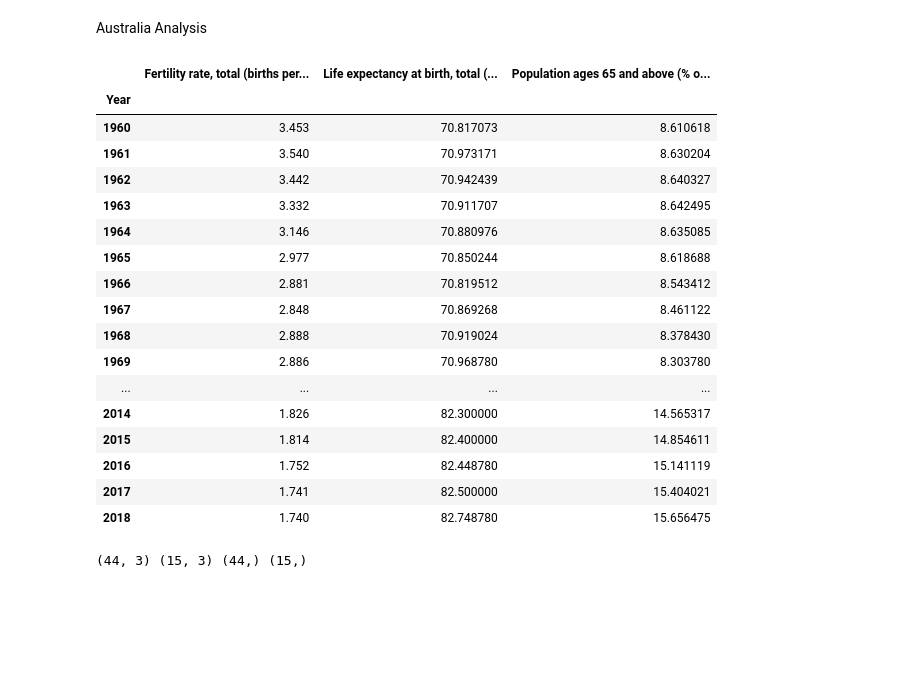
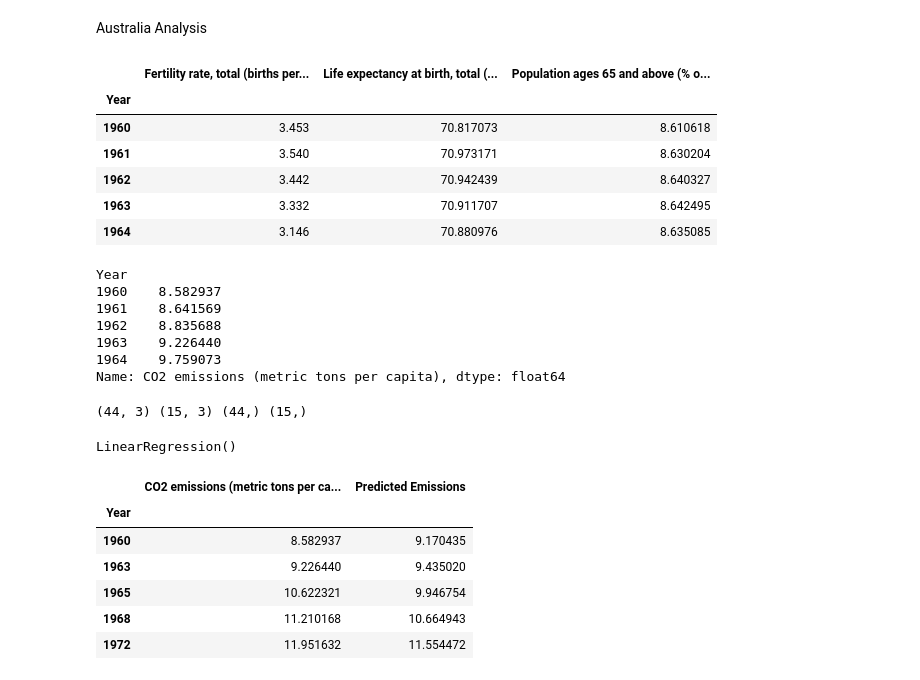
Before and after one commit to mws1395/Project2, a Jupyter notebook: ESG_Project_2.ipynb, the cells around one changed output. Cells and saved outputs as stored; diff of their text form; code cells hidden in the pictures; blank space fills up the shorter version.

Commit message:
updates for linear regression

```diff
--- a/ESG_Project_2.ipynb
+++ b/ESG_Project_2.ipynb
@@ -5,5 +9,5 @@ from pathlib import Path
 # %%
-csvpath = Path('C:/Users/srava/Project_2/data/ESG_Data_Cleaned.csv')
+csvpath = Path('/Users/Myles/Documents/GitHub/Project2/ESG_Data_Cleaned.csv')
 # %%
 esg_df = pd.read_csv(csvpath, index_col='Year')
 # %%
@@ -125,26 +111,25 @@ Australia Analysis
 y = australia_df['CO2 emissions (metric tons per capita)']
 X = australia_df.drop(['CO2 emissions (metric tons per capita)', 'Country Name'], axis = 1)
 # %%
-X
+X.head()
 # %% [output]
 |  | Fertility rate, total (births per... | Life expectancy at birth, total (... | Population ages 65 and above (% o... |
 | Year |  |  |  |
 | 1960 | 3.453 | 70.817073 | 8.610618 |
 | 1961 | 3.540 | 70.973171 | 8.630204 |
 | 1962 | 3.442 | 70.942439 | 8.640327 |
 | 1963 | 3.332 | 70.911707 | 8.642495 |
 | 1964 | 3.146 | 70.880976 | 8.635085 |
-| 1965 | 2.977 | 70.850244 | 8.618688 |
-| 1966 | 2.881 | 70.819512 | 8.543412 |
-| 1967 | 2.848 | 70.869268 | 8.461122 |
-| 1968 | 2.888 | 70.919024 | 8.378430 |
-| 1969 | 2.886 | 70.968780 | 8.303780 |
-| ... | ... | ... | ... |
-| 2014 | 1.826 | 82.300000 | 14.565317 |
-| 2015 | 1.814 | 82.400000 | 14.854611 |
-| 2016 | 1.752 | 82.448780 | 15.141119 |
-| 2017 | 1.741 | 82.500000 | 15.404021 |
-| 2018 | 1.740 | 82.748780 | 15.656475 |
+# %%
+y.head()
+# %% [output]
+Year
+1960    8.582937
+1961    8.641569
+1962    8.835688
+1963    9.226440
+1964    9.759073
+Name: CO2 emissions (metric tons per capita), dtype: float64
 # %%
 #Split our data into training and testing
 from sklearn.model_selection import train_test_split
@@ -166,0 +155,8 @@ X_test_scaled = X_scaler.transform(X_test)
+# %%
+from sklearn.linear_model import LinearRegression
+# Create a Linear Regression model and fit it to the data
+
+model = LinearRegression()
+model.fit(X_train_scaled, y_train)
+# %% [output]
+LinearRegression()
@@ -166,0 +172,10 @@ X_test_scaled = X_scaler.transform(X_test)
+# %%
+Results.head()
+# %% [output]
+|  | CO2 emissions (metric tons per ca... | Predicted Emissions |
+| Year |  |  |
+| 1960 | 8.582937 | 9.170435 |
+| 1963 | 9.226440 | 9.435020 |
+| 1965 | 10.622321 | 9.946754 |
+| 1968 | 11.210168 | 10.664943 |
+| 1972 | 11.951632 | 11.554472 |
```
Also changed, not shown: parts of 11 cells of this notebook.
